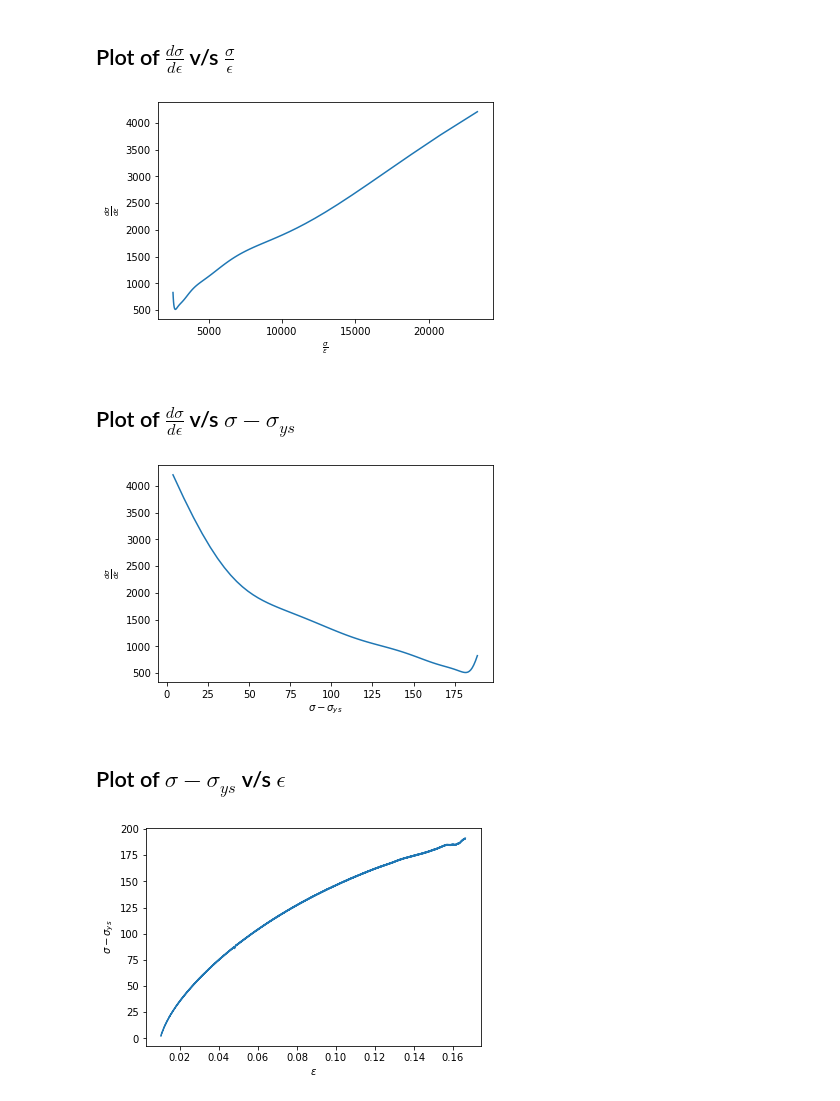
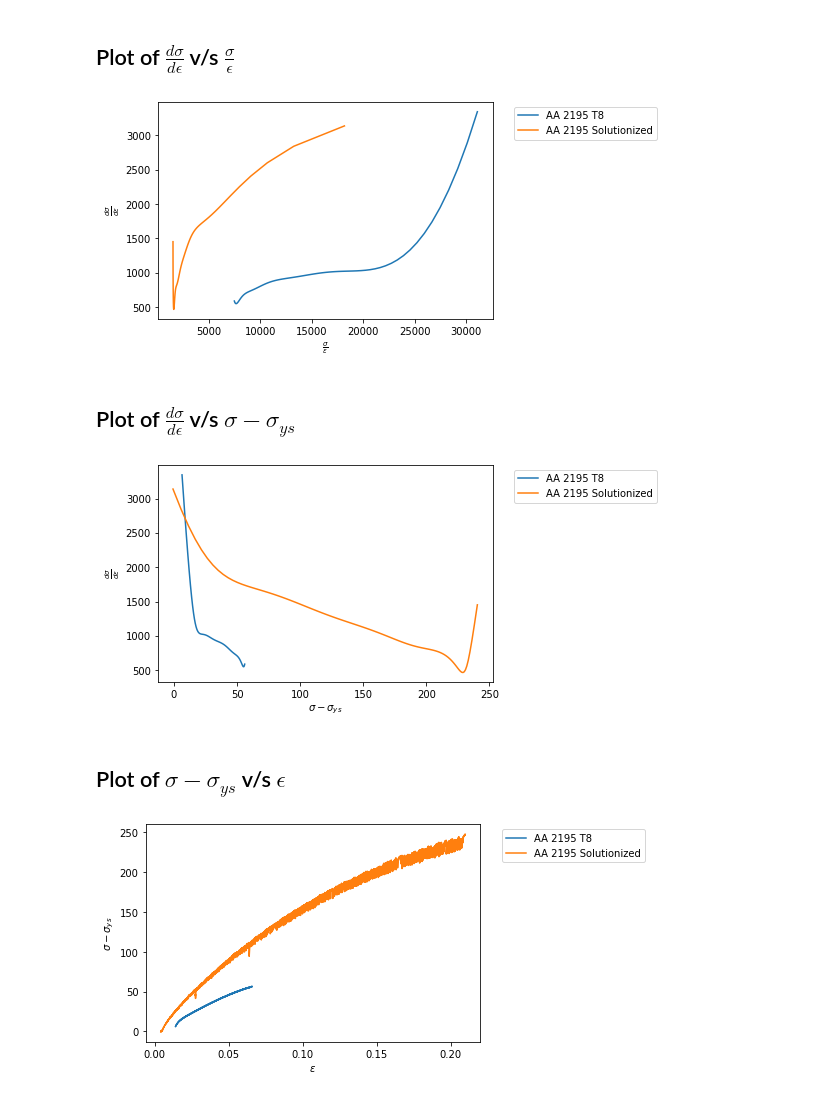
Before and after one commit to algomaster99/meta-btp, a Jupyter notebook: hollomon_curves.ipynb, the cells around one changed output. Saved outputs shown, nothing was run; the diff lists cells and outputs as text; code cells hidden in the pictures.

```diff
--- a/hollomon_curves.ipynb
+++ b/hollomon_curves.ipynb
@@ -131,20 +150,23 @@ Work hardening exponent (n): 0.21515073322628733
 $ \sigma = K \cdot \epsilon^n \Rightarrow $
 $ log(\sigma) = logK + nlog\epsilon $
 # %%
-log_true_stress = np.log(true_stress)
-log_true_strain = np.log(true_strain)
+log_true_stress = [np.log(i) for i in true_stress]
+log_true_strain = [np.log(i) for i in true_strain]
 
-model = LinearRegression().fit(log_true_strain.reshape(-1,1), log_true_stress)
-coef = model.score(log_true_strain.reshape(-1,1), log_true_stress)
-work_hard_exp = model.coef_[0]
-strenght_coefficient = np.exp(model.intercept_)
-print(f'Work hardening exponent: {work_hard_exp}')
-print(f'Strength coefficient: {strenght_coefficient}')
-print(f'Accuracy in calculations: {coef}')
+for i in range(len(log_true_strain)):
+    model = LinearRegression().fit(log_true_strain[i].reshape(-1,1), log_true_stress[i])
+    coef = model.score(log_true_strain[i].reshape(-1,1), log_true_stress[i])
+    work_hard_exp = model.coef_[0]
+    strenght_coefficient = np.exp(model.intercept_)
 
-if ifile.add_parameter('K_M2', K):
-    ofile.save_parameter('Strength coefficient (K) (M2)', K, 'MPa')
+    print(dash(PROJECT_NAME[i]))
+    print(f'Work hardening exponent: {work_hard_exp}')
+    print(f'Strength coefficient: {strenght_coefficient}')
+    print(f'Accuracy in calculations: {coef}')
 
-if ifile.add_parameter('n_M2', work_hard_exp):
-    ofile.save_parameter('Work hardening exponent (n) (M2)', n, '')
+    if ifile[i].add_parameter('K_M2', K):
+        ofile[i].save_parameter('Strength coefficient (K) (M2)', K, 'MPa')
+
+    if ifile[i].add_parameter('n_M2', work_hard_exp):
+        ofile[i].save_parameter('Work hardening exponent (n) (M2)', n, '')
 # %% [output]
@@ -183,31 +217,42 @@ Roger Lumley, *Fundamentals of Aluminium Metallurgy: Production, Processing and
 # %% [markdown]
 ## Plot of $\frac{d\sigma}{d\epsilon}$ v/s $\frac{\sigma}{\epsilon}$
 # %%
-sigma_epsilon = np.true_divide(reduced_true_stress, reduced_true_strain)
+fig, ax = plt.subplots(1,1)
 
-fig, ax = plt.subplots(1,1)
-_ = ax.plot(sigma_epsilon[:consider-1], d_sigma_epsilon)
-_ = ax.set_xlabel('$\\frac{\sigma}{\epsilon}$')
-_ = ax.set_ylabel('$\\frac{d\sigma}{d\epsilon}$')
+for i in range(len(reduced_true_stress)):
+    sigma_epsilon = np.true_divide(reduced_true_stress[i], reduced_true_strain[i])
+
+    ax.plot(sigma_epsilon[:consider-1], d_sigma_epsilon[i])
+    ax.set_xlabel('$\\frac{\sigma}{\epsilon}$')
+    ax.set_ylabel('$\\frac{d\sigma}{d\epsilon}$')
+
+_ = ax.legend(PROJECT_NAME, loc='upper left', bbox_to_anchor=(1.05, 1))
 # %% [output]
-[figure, old version]
+[figure, new version]
 # %% [markdown]
 ## Plot of $\frac{d\sigma}{d\epsilon}$ v/s $\sigma - \sigma_{ys}$
 # %%
-reduced_flow_stress = np.subtract(reduced_true_stress, float(yield_strength))
+fig, ax = plt.subplots(1,1)
 
-fig, ax = plt.subplots(1,1)
-_ = ax.plot(reduced_flow_stress[:consider-1], d_sigma_epsilon)
-_ = ax.set_xlabel('$\sigma - \sigma_{ys}$')
-_ = ax.set_ylabel('$\\frac{d\sigma}{d\epsilon}$')
+for i in range(len(reduced_true_stress)):
+    reduced_flow_stress = np.subtract(reduced_true_stress[i], float(yield_strength[i]))
+    ax.plot(reduced_flow_stress[:consider-1], d_sigma_epsilon[i])
+    ax.set_xlabel('$\sigma - \sigma_{ys}$')
+    ax.set_ylabel('$\\frac{d\sigma}{d\epsilon}$')
+
+_ = ax.legend(PROJECT_NAME, loc='upper left', bbox_to_anchor=(1.05, 1))
 # %% [output]
-[figure, old version]
+[figure, new version]
 # %% [markdown]
 ## Plot of $\sigma - \sigma_{ys}$ v/s $\epsilon$
 # %%
 fig, ax = plt.subplots(1,1)
-_ = ax.plot(true_strain, np.subtract(true_stress,float(yield_strength)))
-_ = ax.set_ylabel('$\sigma - \sigma_{ys}$')
-_ = ax.set_xlabel('$\epsilon$')
+
+for i in range(len(true_strain)):
+    ax.plot(true_strain[i], np.subtract(true_stress[i], float(yield_strength[i])))
+    ax.set_ylabel('$\sigma - \sigma_{ys}$')
+    ax.set_xlabel('$\epsilon$')
+
+_ = ax.legend(PROJECT_NAME, loc='upper left', bbox_to_anchor=(1.05, 1))
 # %% [output]
-[figure, old version]
+[figure, new version]
```
Also changed, not shown: parts of 4 cells of this notebook, 5 other files.
